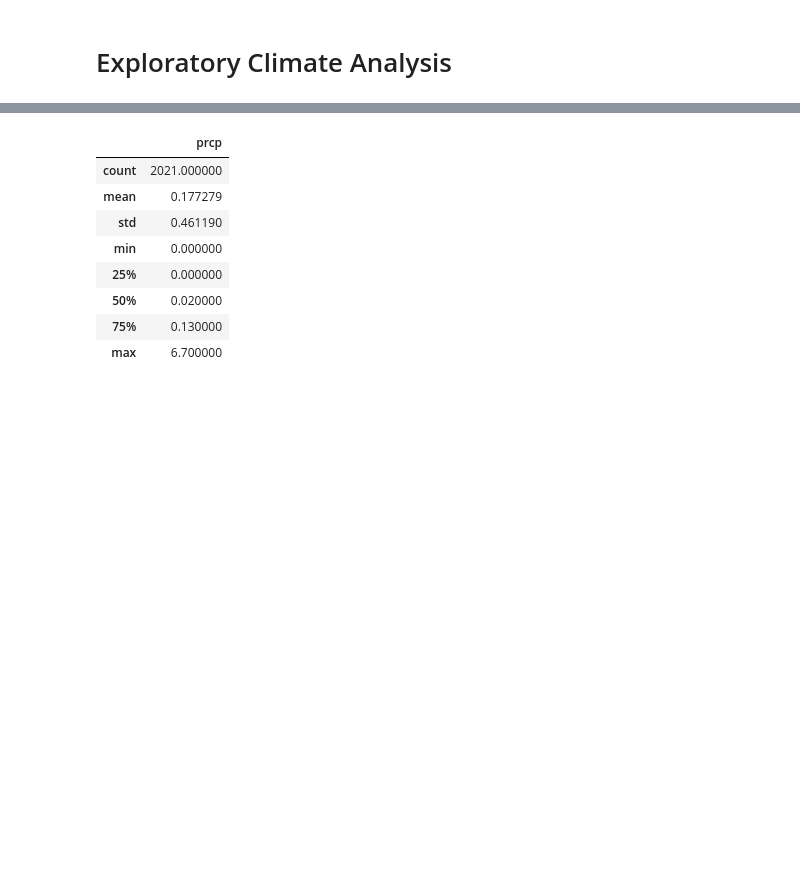
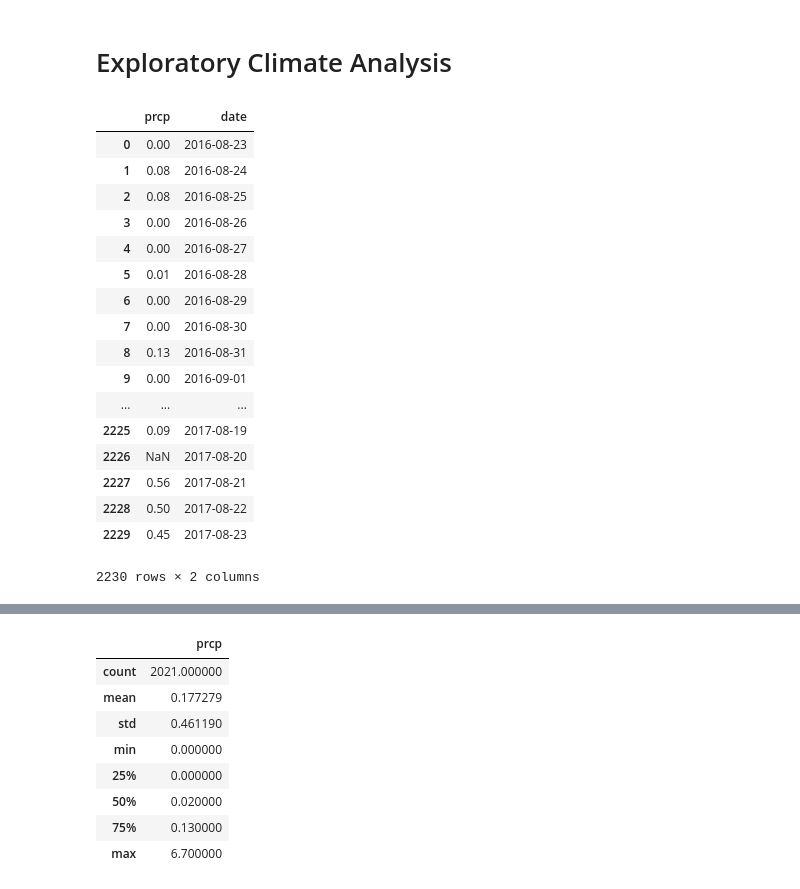
Before and after one commit to chuhaovince/Sqlalchemy-challenge, a Jupyter notebook: climate_starter.ipynb, the cells around one changed output, grey strips where cells are left out. Saved outputs shown, nothing was run; the diff lists cells and outputs as text; code cells hidden in the pictures; blank space fills up the shorter version.

```diff
--- a/climate_starter.ipynb
+++ b/climate_starter.ipynb
@@ -43,5 +43,26 @@ ValueError: time data '20110121' does not match format '%Y-%m-%d'
 # %% [markdown]
 # Exploratory Climate Analysis
+# %%
+df_prcp
+# %% [output]
+|  | prcp | date |
+| 0 | 0.00 | 2016-08-23 |
+| 1 | 0.08 | 2016-08-24 |
+| 2 | 0.08 | 2016-08-25 |
+| 3 | 0.00 | 2016-08-26 |
+| 4 | 0.00 | 2016-08-27 |
+| 5 | 0.01 | 2016-08-28 |
+| 6 | 0.00 | 2016-08-29 |
+| 7 | 0.00 | 2016-08-30 |
+| 8 | 0.13 | 2016-08-31 |
+| 9 | 0.00 | 2016-09-01 |
+| ... | ... | ... |
+| 2225 | 0.09 | 2017-08-19 |
+| 2226 | NaN | 2017-08-20 |
+| 2227 | 0.56 | 2017-08-21 |
+| 2228 | 0.50 | 2017-08-22 |
+| 2229 | 0.45 | 2017-08-23 |
+2230 rows × 2 columns
 # %%
 # Design a query to retrieve the last 12 months of precipitation data and plot the results
 
```
Also changed, not shown: parts of 2 cells of this notebook.
